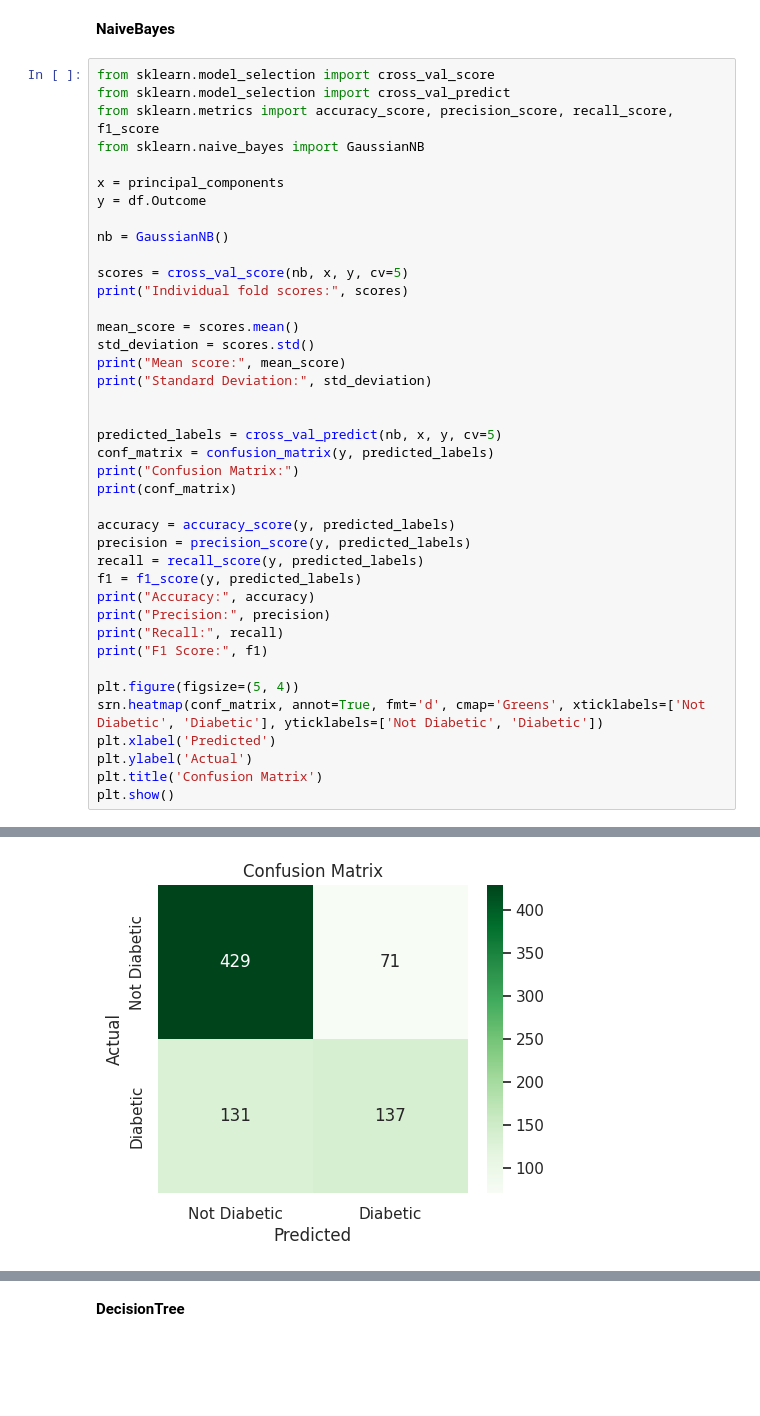
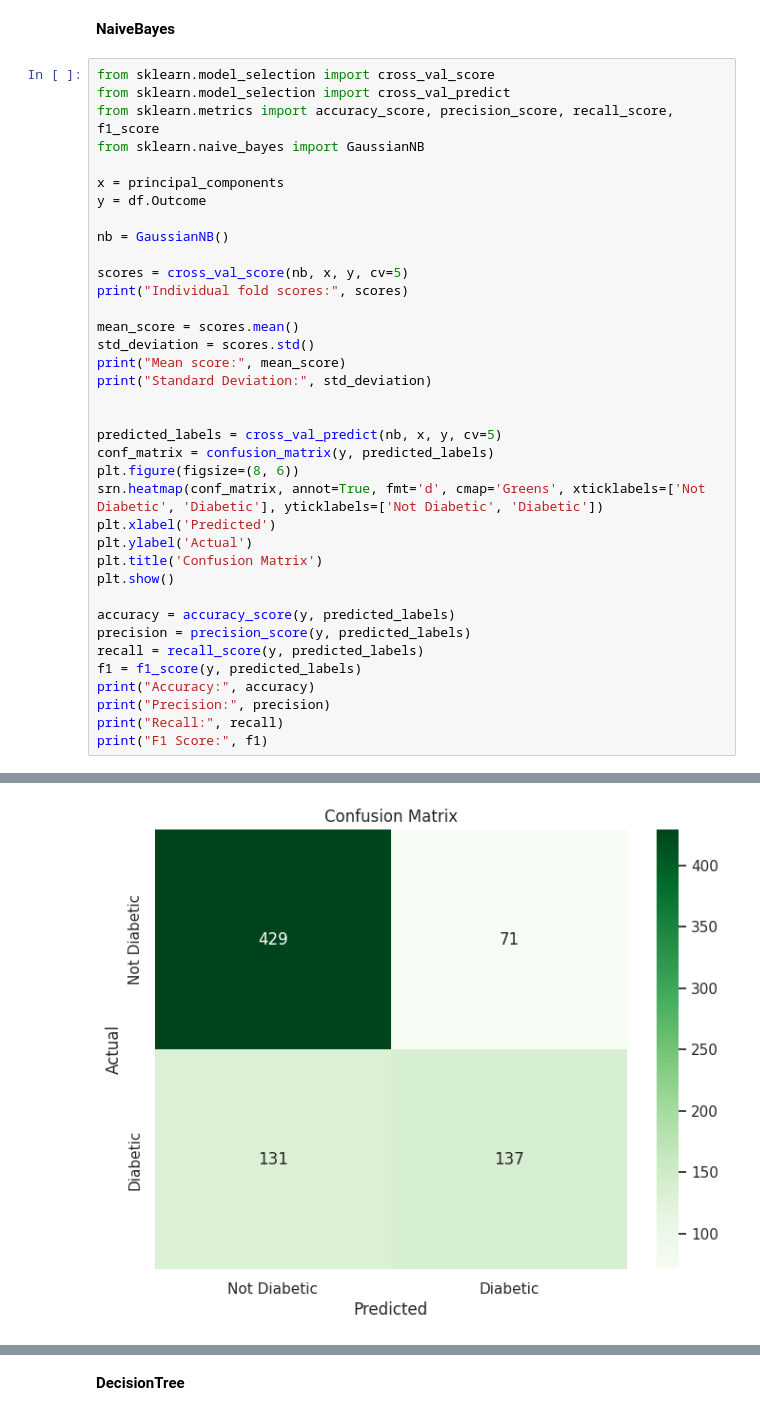
Before and after one commit to rhshovon102/DataMining-MachineLearning, a Jupyter notebook: Predicting_Women's_Diabetes_Disease_Using_Machine_Learning.ipynb, the cells around one changed output, grey strips where cells are left out. Saved outputs shown, nothing was run; the diff lists cells and outputs as text; blank space fills up the shorter version.

```diff
--- a/Predicting_Women's_Diabetes_Disease_Using_Machine_Learning.ipynb
+++ b/Predicting_Women's_Diabetes_Disease_Using_Machine_Learning.ipynb
@@ -259,8 +247,12 @@ print("Standard Deviation:", std_deviation)
 
 predicted_labels = cross_val_predict(nb, x, y, cv=5)
 conf_matrix = confusion_matrix(y, predicted_labels)
-print("Confusion Matrix:")
-print(conf_matrix)
+plt.figure(figsize=(8, 6))
+srn.heatmap(conf_matrix, annot=True, fmt='d', cmap='Greens', xticklabels=['Not Diabetic', 'Diabetic'], yticklabels=['Not Diabetic', 'Diabetic'])
+plt.xlabel('Predicted')
+plt.ylabel('Actual')
+plt.title('Confusion Matrix')
+plt.show()
 
 accuracy = accuracy_score(y, predicted_labels)
 precision = precision_score(y, predicted_labels)
@@ -270,13 +262,6 @@ print("Accuracy:", accuracy)
 print("Precision:", precision)
 print("Recall:", recall)
 print("F1 Score:", f1)
-
-plt.figure(figsize=(5, 4))
-srn.heatmap(conf_matrix, annot=True, fmt='d', cmap='Greens', xticklabels=['Not Diabetic', 'Diabetic'], yticklabels=['Not Diabetic', 'Diabetic'])
-plt.xlabel('Predicted')
-plt.ylabel('Actual')
-plt.title('Confusion Matrix')
-plt.show()
 # %% [output]
 Individual fold scores: [0.73376623 0.75974026 0.72077922 0.75816993 0.7124183 ]
 Mean score: 0.7369747899159664
@@ -291 +269 @@ F1 Score: 0.5756302521008404
-[figure, old version]
+[figure, new version]
```
Also changed, not shown: parts of 5 cells of this notebook.
